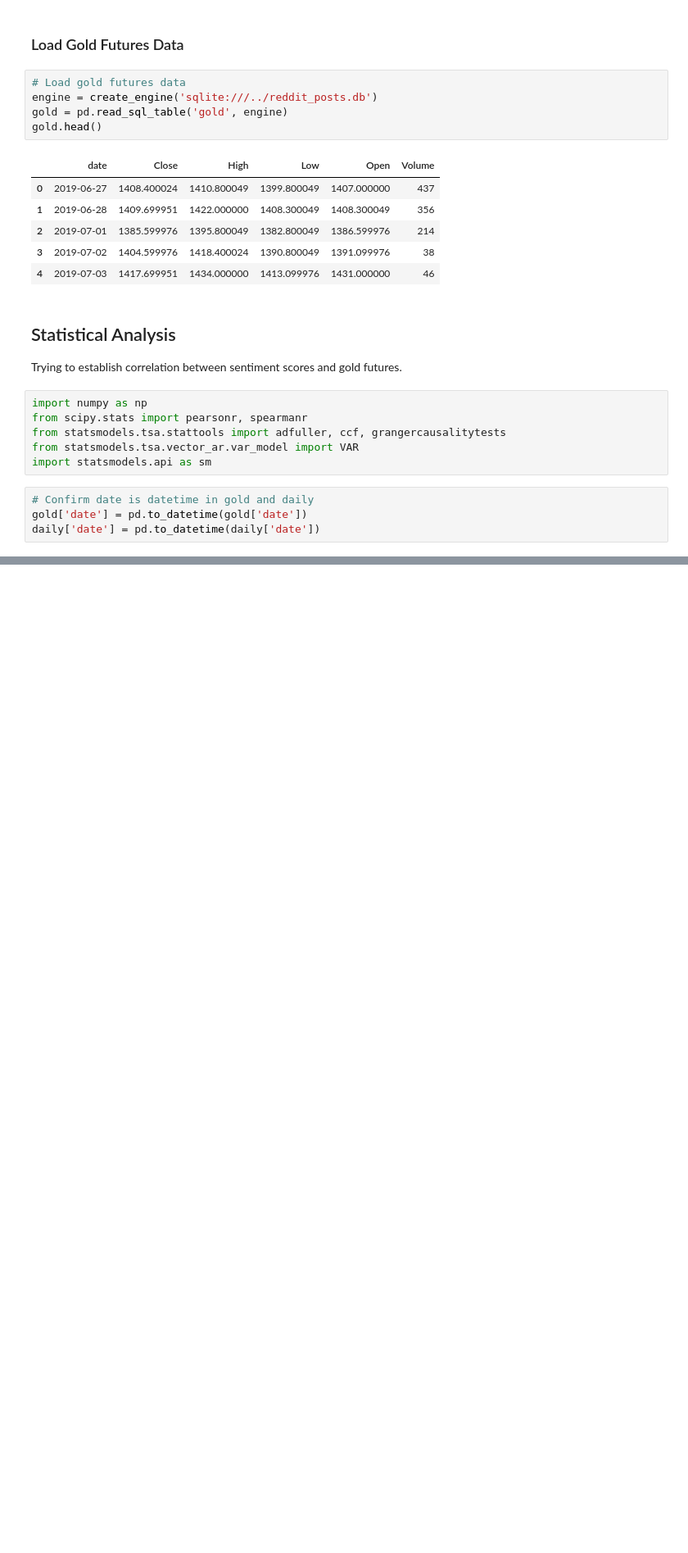
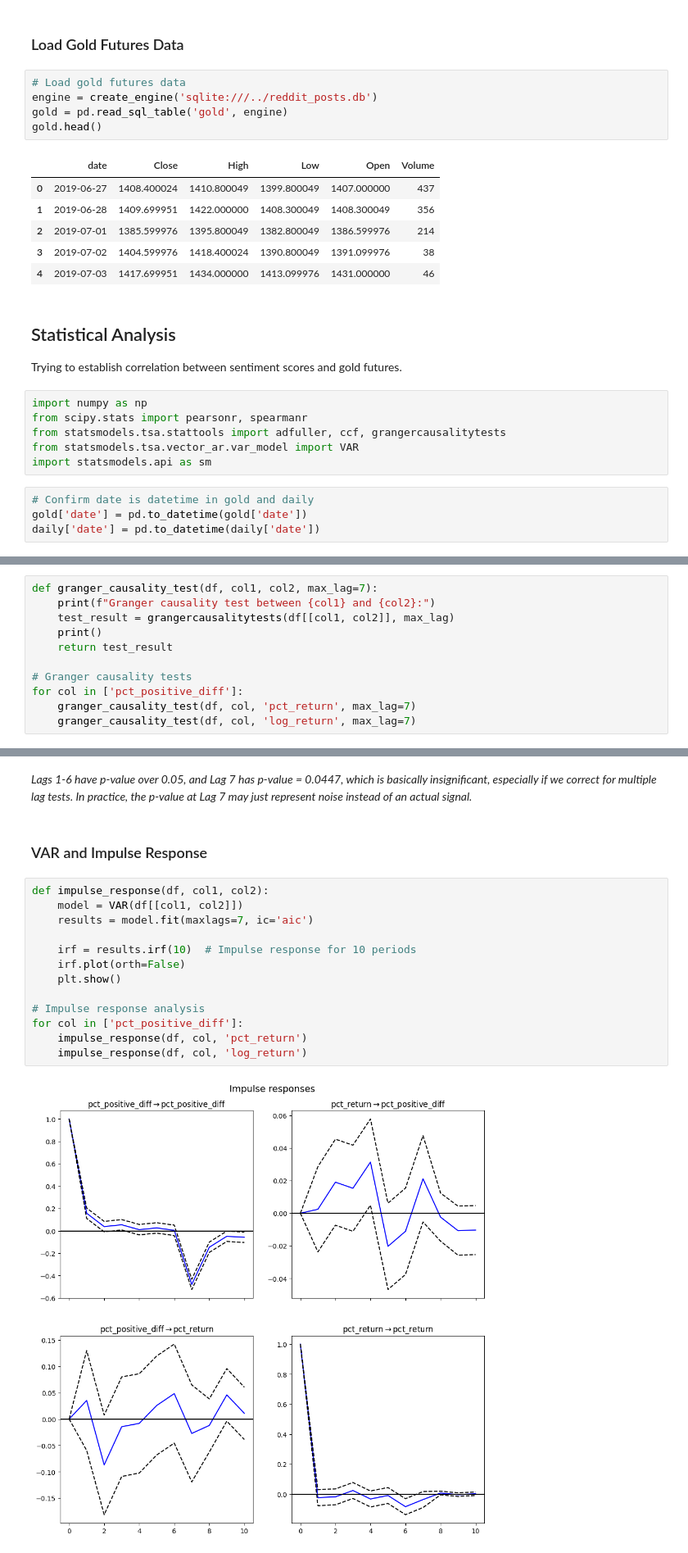
Before and after one commit to anshxl/golden-spikes, a Jupyter notebook: notebooks/post-analysis.ipynb, the cells around one changed output, grey strips where cells are left out. Shown at 82% size. Saved outputs shown, nothing was run; the diff lists cells and outputs as text; blank space fills up the shorter version.

```diff
--- a/notebooks/post-analysis.ipynb
+++ b/notebooks/post-analysis.ipynb
@@ -173,0 +311,11 @@ daily['date'] = pd.to_datetime(daily['date'])
+# %%
+def granger_causality_test(df, col1, col2, max_lag=7):
+    print(f"Granger causality test between {col1} and {col2}:")
+    test_result = grangercausalitytests(df[[col1, col2]], max_lag)
+    print()
+    return test_result
+
+# Granger causality tests
+for col in ['pct_positive_diff']:
+    granger_causality_test(df, col, 'pct_return', max_lag=7)
+    granger_causality_test(df, col, 'log_return', max_lag=7)
@@ -173,0 +340,19 @@ daily['date'] = pd.to_datetime(daily['date'])
+# %% [markdown]
+*Lags 1-6 have p-value over 0.05, and Lag 7 has p-value = 0.0447, which is basically insignificant, especially if we correct for multiple lag tests. In practice, the p-value at Lag 7 may just represent noise instead of an actual signal.*
+# %% [markdown]
+### VAR and Impulse Response
+# %%
+def impulse_response(df, col1, col2):
+    model = VAR(df[[col1, col2]])
+    results = model.fit(maxlags=7, ic='aic')
+
+    irf = results.irf(10)  # Impulse response for 10 periods
+    irf.plot(orth=False)
+    plt.show()
+
+# Impulse response analysis
+for col in ['pct_positive_diff']:
+    impulse_response(df, col, 'pct_return')
+    impulse_response(df, col, 'log_return')
+# %% [output]
+[figure, added]
```
Also changed, not shown: parts of 26 cells of this notebook, 2 other files.
